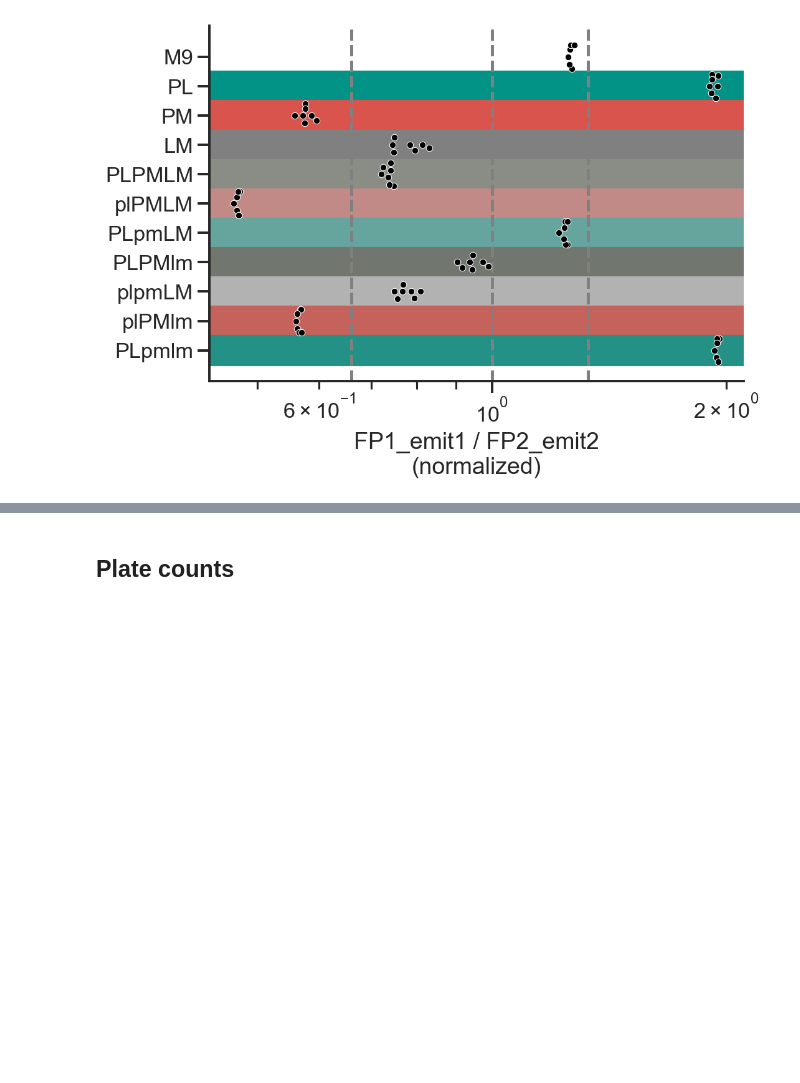
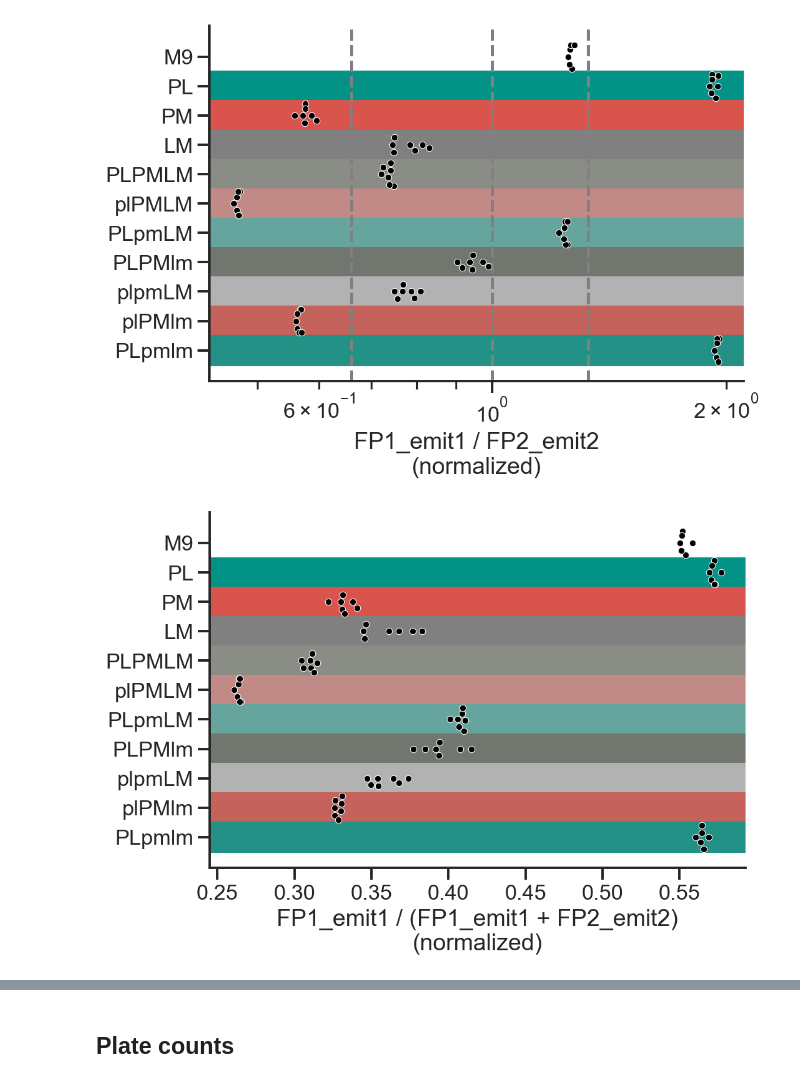
Before and after one commit to microbial-pangenomes-lab/2026_tricomm, a Jupyter notebook: data/calibration/calibration.ipynb, the cells around one changed output, grey strips where cells are left out. Drawn from its saved outputs; the diff is of its cells as text; code cells hidden in the pictures; blank space fills up the shorter version.

```diff
--- a/data/calibration/calibration.ipynb
+++ b/data/calibration/calibration.ipynb
@@ -213,3 +267,23 @@ cp.set(xscale='log')
 # %% [output]
 <seaborn.axisgrid.FacetGrid at 0x...>
 [figure]
+# %%
+cp = sns.catplot(data=n,
+                 y='label', x='norm_FP1_emit1_FP2_emit1_proportion',
+                 height=5, aspect=1.5,
+                 color='k',
+                 linewidth=0.5,
+                 edgecolor='w',
+                 kind='swarm')
+plt.ylabel('')
+plt.xlabel('FP1_emit1 / (FP1_emit1 + FP2_emit2)\n(normalized)')
+for i, ((x, y), (label, color)) in enumerate(d.items()):
+    plt.axhspan(ymin=i - 0.5, ymax=i + 0.5,
+                 color=color,
+                 zorder=-1)
+    # plt.axvline(1, color='grey', ls='dashed')
+    # plt.axvline(1.5, color='grey', ls='dashed')
+
+# cp.set(xscale='log')
+# %% [output]
+[figure, added]
```
Also changed, not shown: parts of 5 cells of this notebook, 1 other file.
